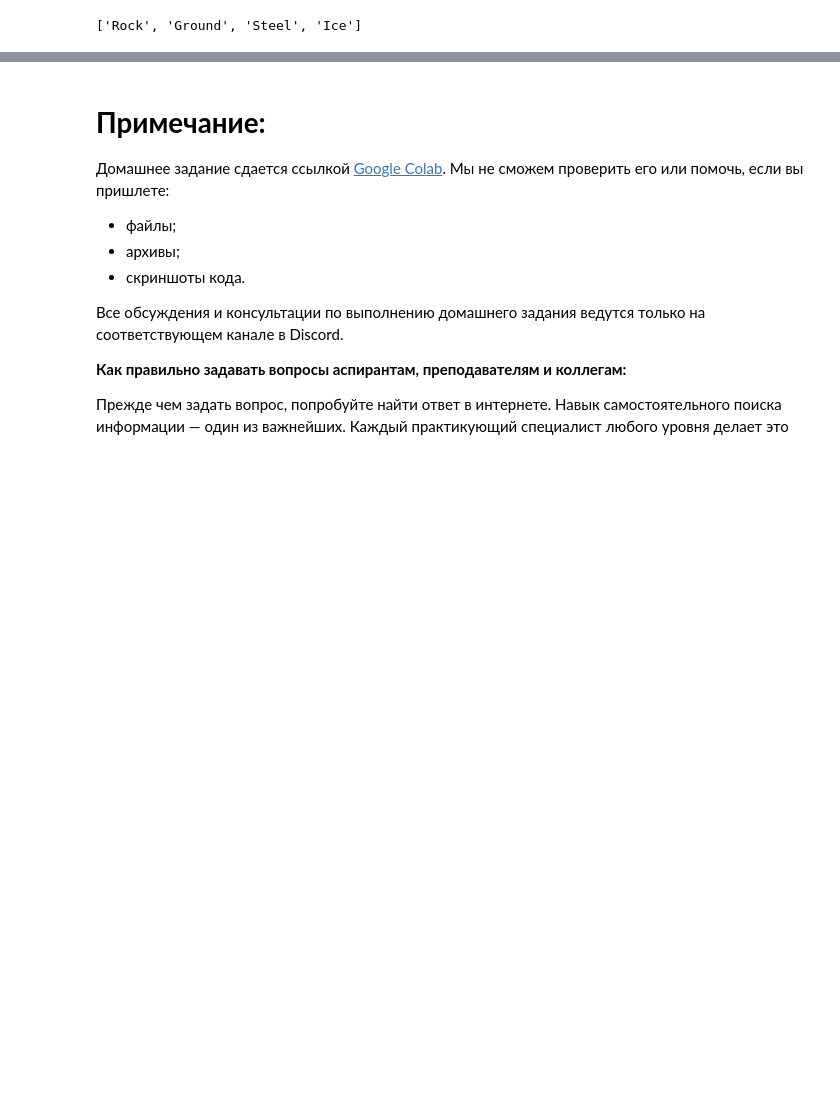
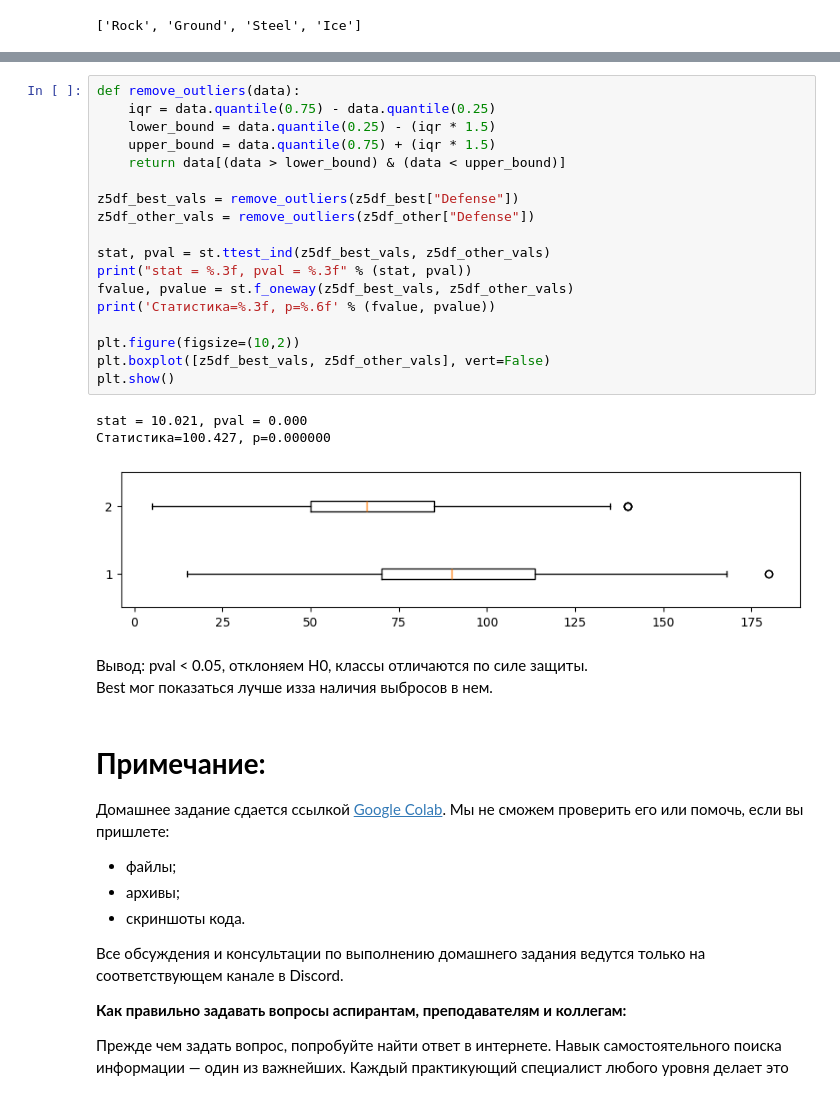
Before and after one commit to archimage-wiz/DS_PythonStat_Hw_AB_Test, a Jupyter notebook: Dz_Notebook_pokemons.ipynb, the cells around one changed output, grey strips where cells are left out. Cells and saved outputs as stored; diff of their text form; blank space fills up the shorter version.

```diff
--- a/Dz_Notebook_pokemons.ipynb
+++ b/Dz_Notebook_pokemons.ipynb
@@ -277,3 +358,28 @@ best_defence_class
+# %%
+def remove_outliers(data):
+    iqr = data.quantile(0.75) - data.quantile(0.25)
+    lower_bound = data.quantile(0.25) - (iqr * 1.5)
+    upper_bound = data.quantile(0.75) + (iqr * 1.5)
+    return data[(data > lower_bound) & (data < upper_bound)]
+
+z5df_best_vals = remove_outliers(z5df_best["Defense"])
+z5df_other_vals = remove_outliers(z5df_other["Defense"])
+
+stat, pval = st.ttest_ind(z5df_best_vals, z5df_other_vals)
+print("stat = %.3f, pval = %.3f" % (stat, pval))
+fvalue, pvalue = st.f_oneway(z5df_best_vals, z5df_other_vals)
+print('Статистика=%.3f, p=%.6f' % (fvalue, pvalue))
+
+plt.figure(figsize=(10,2))
+plt.boxplot([z5df_best_vals, z5df_other_vals], vert=False)
+plt.show()
+# %% [output]
+stat = 10.021, pval = 0.000
+Статистика=100.427, p=0.000000
+[figure, added]
+# %% [markdown]
+Вывод: pval < 0.05, отклоняем H0, классы отличаются по силе защиты.<br>
+Best мог показаться лучше изза наличия выбросов в нем.
 # %% [markdown]
 # **Примечание:**
 
```
Also changed, not shown: parts of 17 cells of this notebook, 1 other file.
